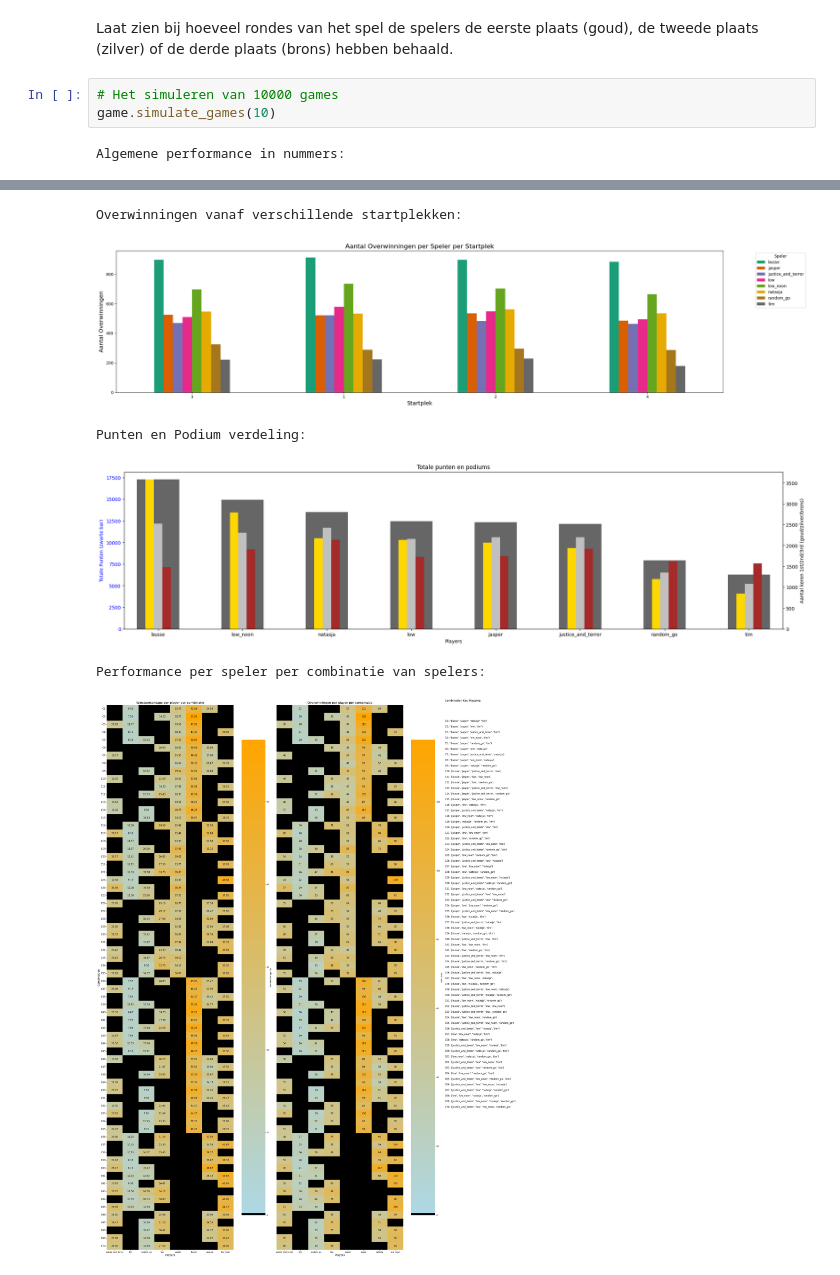
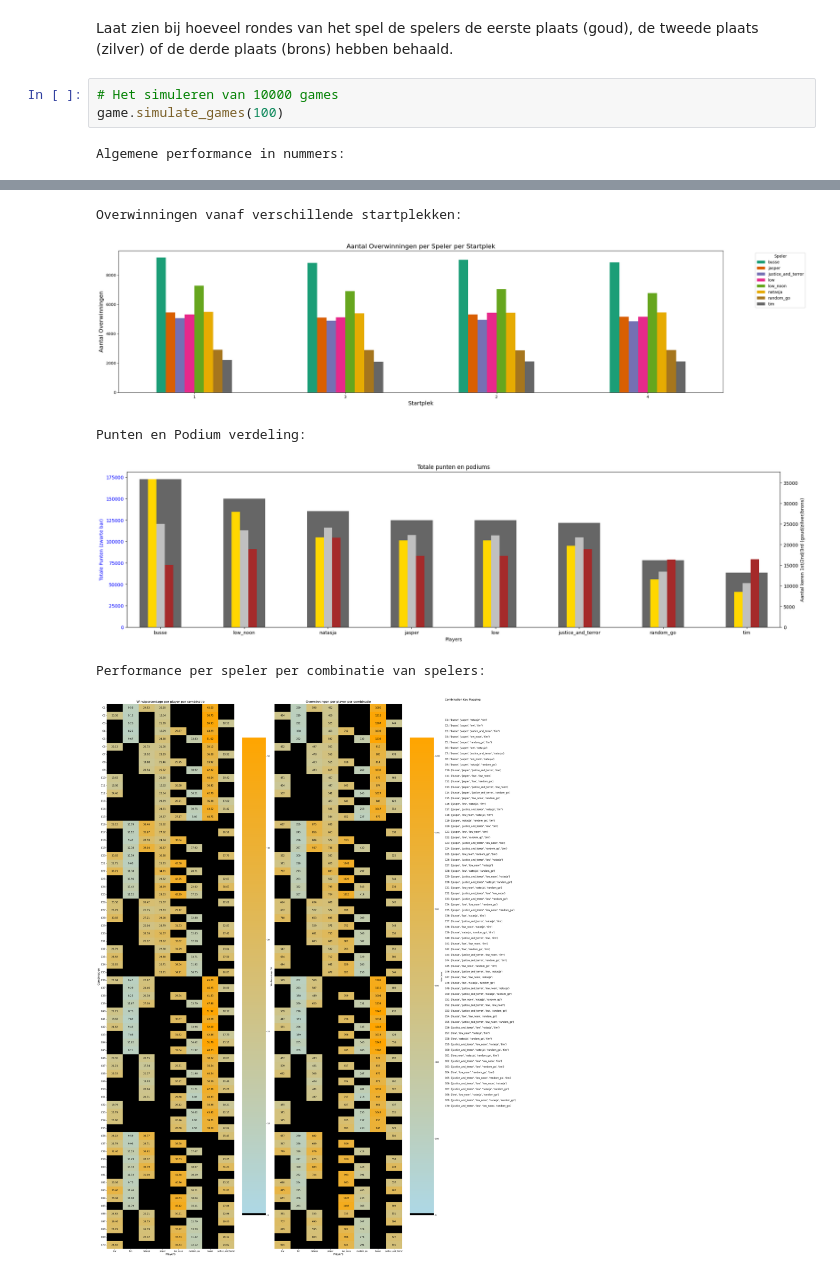
Before and after one commit to BJHeemskerk/ZweedsPesten, a Jupyter notebook: notebooks/ZweedsPestenTesten.ipynb, the cells around one changed output, grey strips where cells are left out. Saved outputs shown, nothing was run; the diff lists cells and outputs as text.

```diff
--- a/notebooks/ZweedsPestenTesten.ipynb
+++ b/notebooks/ZweedsPestenTesten.ipynb
@@ -49,7 +49,7 @@ Game over! Winners in order: ['natasja', 'busse', 'tim']
 Laat zien bij hoeveel rondes van het spel de spelers de eerste plaats (goud), de tweede plaats (zilver) of de derde plaats (brons) hebben behaald.
 # %%
 # Het simuleren van 10000 games
-game.simulate_games(10)
+game.simulate_games(100)
 # %% [output]
 Algemene performance in nummers:
 |  | Aantal Games | Aantal Punten | 1st | 2nd | 3rd | DNF | 1st Ratio | 2nd Ratio | 3rd Ratio | ... |
@@ -64,6 +64,6 @@ Algemene performance in nummers:
 Overwinningen vanaf verschillende startplekken:
-[figure, old version]
+[figure, new version]
 Punten en Podium verdeling:
 [figure]
 Performance per speler per combinatie van spelers:
-[figure, old version]
+[figure, new version]
```
Also changed, not shown: parts of 2 cells of this notebook.
